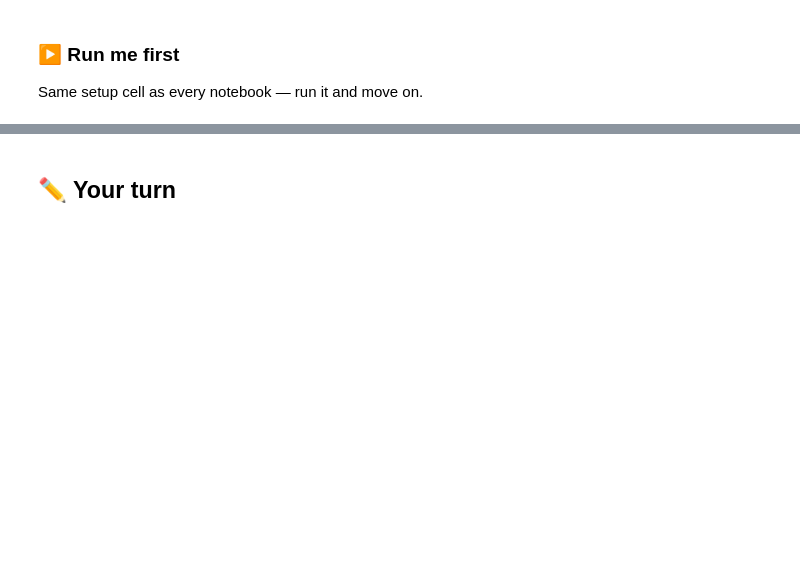
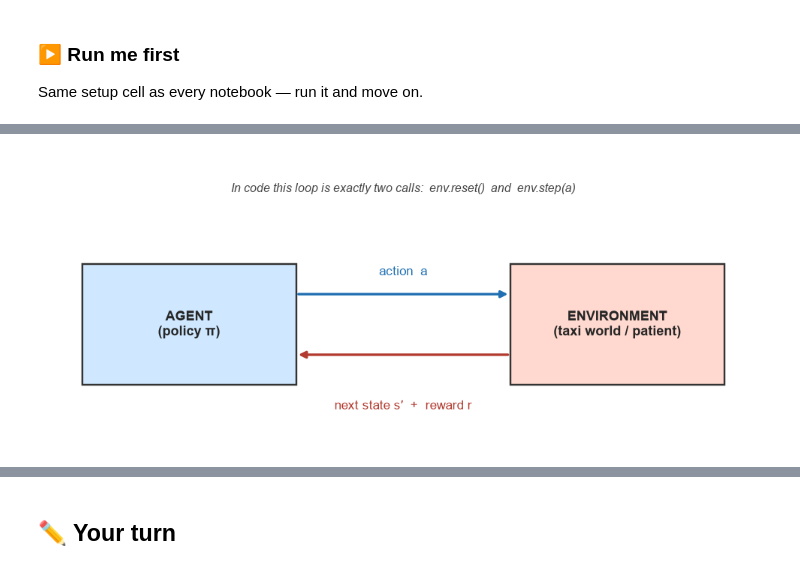
Before and after one commit to lorenzkap/ML2026, a Jupyter notebook: 11_reinforcement_learning_qlearning.ipynb, the cells around one changed output, grey strips where cells are left out. Drawn from its saved outputs; the diff is of its cells as text; code cells hidden in the pictures; blank space fills up the shorter version.

```diff
--- a/11_reinforcement_learning_qlearning.ipynb
+++ b/11_reinforcement_learning_qlearning.ipynb
@@ -383,7 +221,0 @@ Trained. Mean learned state-value ≈ 89 (out of a possible +100).
-# %%
-fig, ax = plt.subplots(1, 2, figsize=(11, 3.8))
-ax[0].plot(range(1, len(u_curve)+1), u_curve, "-o", ms=3, color="#b23a2e")
-ax[0].set_title("Updates shrink → converged"); ax[0].set_xlabel("epoch"); ax[0].set_ylabel("mean |update|")
-ax[1].plot(range(1, len(v_curve)+1), v_curve, "-o", ms=3, color="#1f6fb2")
-ax[1].set_title("Mean value climbs to ≈ +90"); ax[1].set_xlabel("epoch"); ax[1].set_ylabel("mean V(s)")
-plt.tight_layout(); plt.show()
@@ -533,19 +221,0 @@ actually did next — an on-policy / SARSA estimate).
-# %%
-def sarsa(gamma=0.99, n_epochs=60):
-    Q = np.zeros((N + 2, 25))
-    for _ in range(n_epochs):
-        target = reward + gamma * (1 - done) * Q[s_next, next_a]     # bootstrap on the ACTUAL next action
-        td = target - Q[s, a]; sum_td = np.zeros_like(Q); cnt = np.zeros_like(Q)
-        np.add.at(sum_td, (s, a), td); np.add.at(cnt, (s, a), 1.); Q += np.where(cnt>0, sum_td/np.maximum(cnt,1), 0.)
-    return Q
-Q_clin = sarsa(gamma=GAMMA)
-first = df.groupby("icustayid").head(1)
-s0, a0, died0 = first["state"].to_numpy(), first["action"].to_numpy(), first["morta_90"].to_numpy()
-val = pd.DataFrame({"outcome": np.where(died0==1, "died", "survived"),
-                    "V* (AI optimal)": Q[s0].max(1), "V_clin (doctors)": Q_clin[s0, a0]})
-print(val.groupby("outcome").mean().round(1))
-fig, ax = plt.subplots(1, 2, figsize=(11, 4.2)); pal={"survived":"#1f9e6e","died":"#b23a2e"}
-for a_, col in zip(ax, ["V* (AI optimal)", "V_clin (doctors)"]):
-    sns.boxplot(data=val, x="outcome", y=col, order=["survived","died"], hue="outcome", palette=pal,
-                legend=False, ax=a_, width=.6, fliersize=1); a_.set_xlabel(""); a_.set_title(col)
-fig.suptitle("Do survivors start in higher-value states?", y=1.02, fontsize=13); plt.tight_layout(); plt.show()
@@ -598,0 +255,17 @@ randomised trials.
+# %%
+# A one-glance schematic of the agent–environment loop.
+fig, ax = plt.subplots(figsize=(9, 3.8)); ax.axis("off")
+def box(x, y, w, h, text, fc):
+    ax.add_patch(plt.Rectangle((x, y), w, h, facecolor=fc, edgecolor="#333", lw=1.6))
+    ax.text(x+w/2, y+h/2, text, ha="center", va="center", fontsize=12, weight="bold")
+box(0.05, 0.35, 0.30, 0.32, "AGENT\n(policy π)", "#cfe8ff")
+box(0.65, 0.35, 0.30, 0.32, "ENVIRONMENT\n(taxi world / patient)", "#ffd9cf")
+ax.annotate("", xy=(0.65, 0.59), xytext=(0.35, 0.59), arrowprops=dict(arrowstyle="-|>", lw=2.2, color="#1f6fb2"))
+ax.text(0.50, 0.64, "action  a", ha="center", fontsize=11, color="#1f6fb2")
+ax.annotate("", xy=(0.35, 0.43), xytext=(0.65, 0.43), arrowprops=dict(arrowstyle="-|>", lw=2.2, color="#b23a2e"))
+ax.text(0.50, 0.31, "next state s′  +  reward r", ha="center", va="top", fontsize=11, color="#b23a2e")
+ax.text(0.50, 0.86, "In code this loop is exactly two calls:  env.reset()  and  env.step(a)",
+        ha="center", fontsize=10.5, style="italic", color="#444")
+ax.set_xlim(0, 1); ax.set_ylim(0.2, 0.95); plt.tight_layout(); plt.show()
+# %% [output]
+[figure, added]
```
Also changed, not shown: parts of 86 cells of this notebook, 3 other files.
